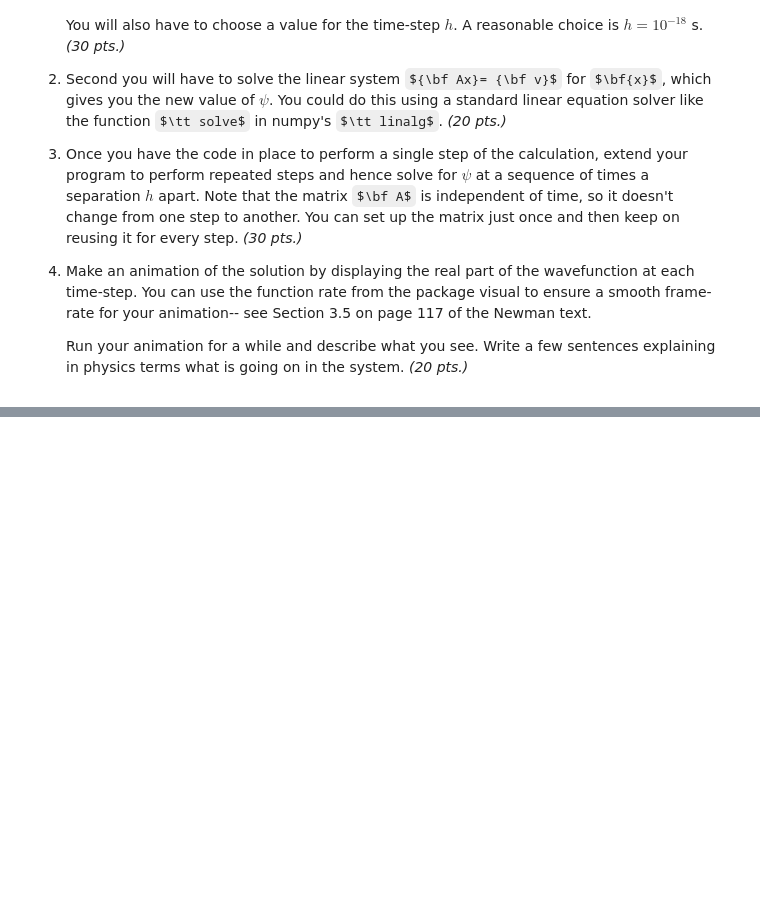
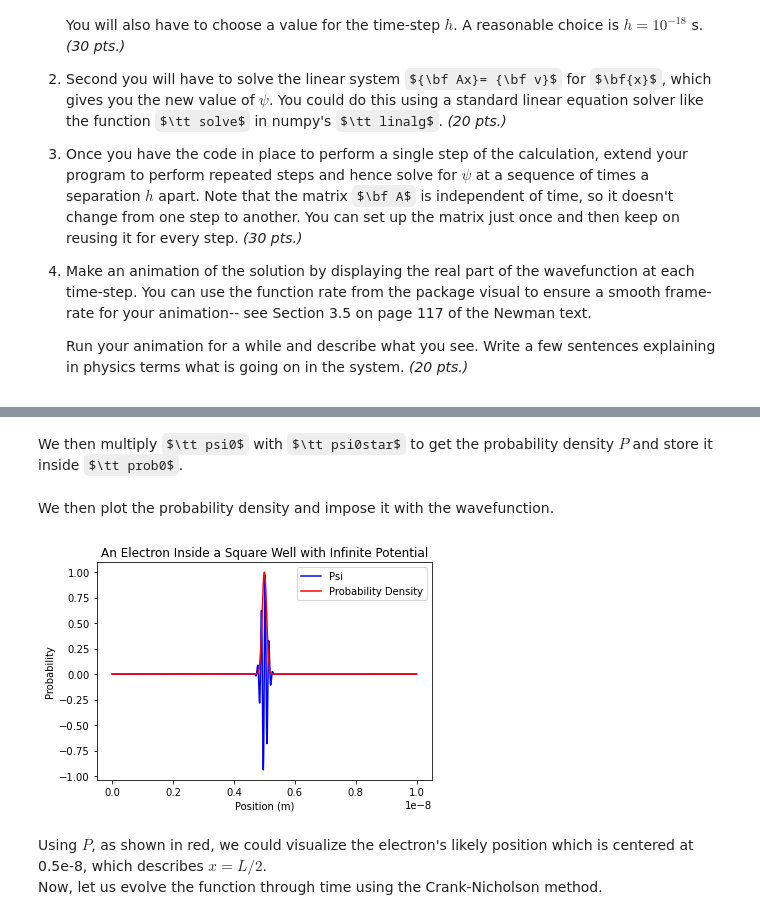
Before and after one commit to thoresol/App-Physics-155, a Jupyter notebook: Partial Differential Equations/lab_assignment_module5_Soldevilla.ipynb, the cells around one changed output, grey strips where cells are left out. Saved outputs shown, nothing was run; the diff lists cells and outputs as text; code cells hidden in the pictures; some formulas as TeX source; blank space fills up the shorter version.

```diff
--- a/Partial Differential Equations/lab_assignment_module5_Soldevilla.ipynb
+++ b/Partial Differential Equations/lab_assignment_module5_Soldevilla.ipynb
@@ -217,0 +104,21 @@ ani2.save('animation_drawing1.gif', writer=PillowWriter(fps=30), dpi=300)
+# %%
+psi_0_star = np.conj(psi_0)
+# %% [markdown]
+We then multiply $\tt psi0$ with $\tt psi0star$ to get the probability density $P$ and store it inside $\tt prob0$.
+# %%
+prob_0 = np.multiply(psi_0, psi_0_star)
+# %% [markdown]
+We then plot the probability density and impose it with the wavefunction.
+# %%
+plt.plot(x_pos, psi_0, color='blue', label='Psi')
+plt.plot(x_pos, prob_0, color='red', label='Probability Density')
+plt.title('An Electron Inside a Square Well with Infinite Potential')
+plt.xlabel('Position (m)')
+plt.ylabel('Probability')
+plt.legend()
+plt.show()
+# %% [output]
+[figure, added]
+# %% [markdown]
+Using $P$, as shown in red, we could visualize the electron's likely position which is centered at 0.5e-8, which describes $x=L/2$. \
+Now, let us evolve the function through time using the Crank-Nicholson method.
```
Also changed, not shown: parts of 53 cells of this notebook, 1 other file.
